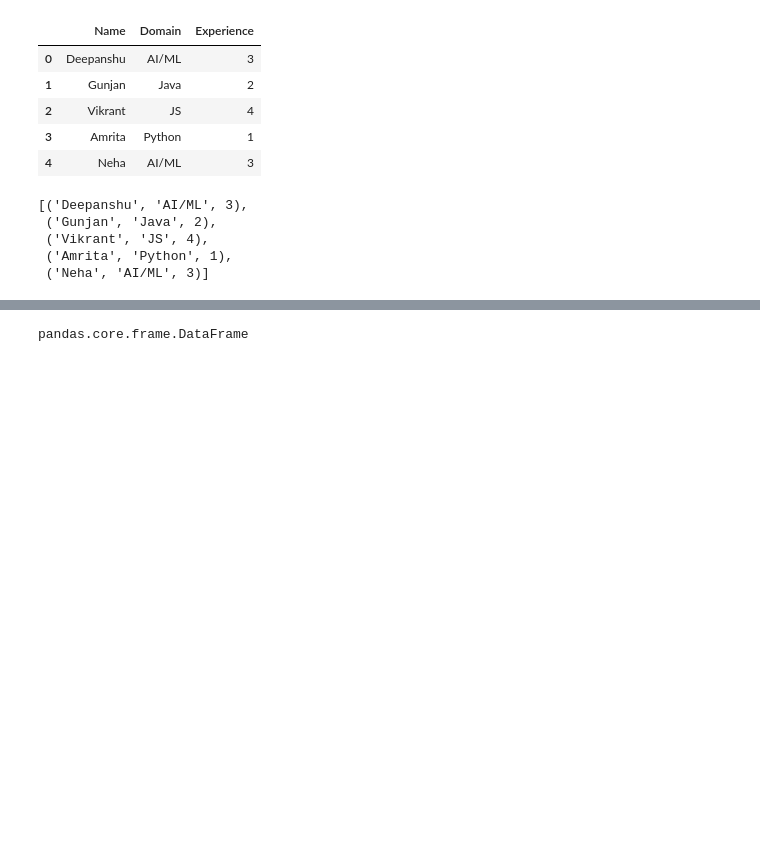
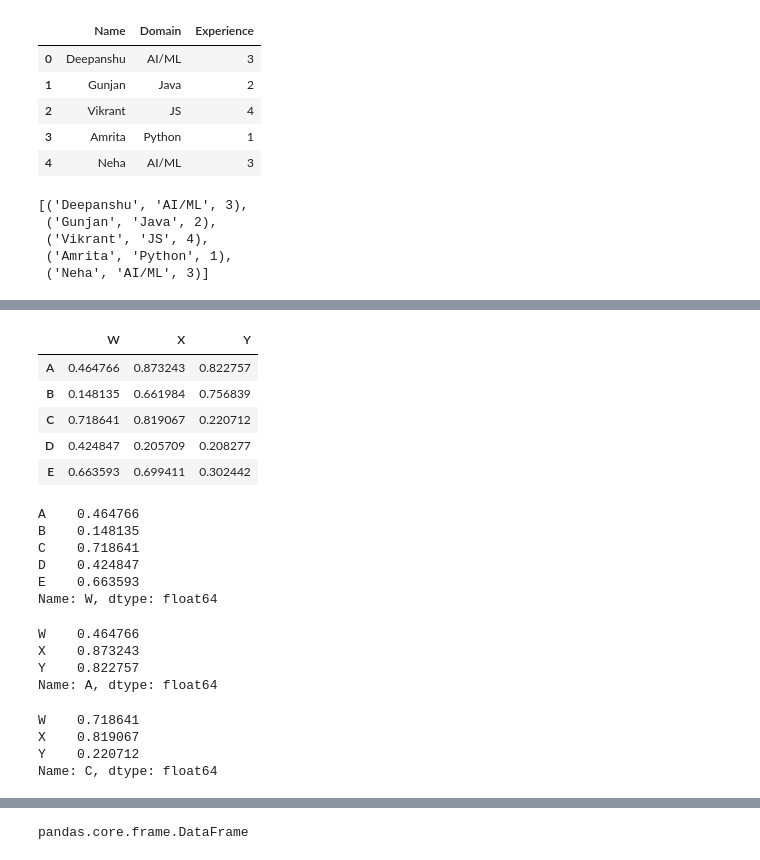
Before and after one commit to Deepanshuchauhan123/Machine-Learning, a Jupyter notebook: Pandas/Pandas.ipynb, the cells around one changed output, grey strips where cells are left out. Drawn from its saved outputs; the diff is of its cells as text; code cells hidden in the pictures; blank space fills up the shorter version.

```diff
--- a/Pandas/Pandas.ipynb
+++ b/Pandas/Pandas.ipynb
@@ -119,3 +138,40 @@ df1
+# %%
+# if you want drop permanent the use inplace as true
+df1.drop('Z', axis=1, inplace = True)
+df1
+# %% [output]
+|  | W | X | Y |
+| A | 0.464766 | 0.873243 | 0.822757 |
+| B | 0.148135 | 0.661984 | 0.756839 |
+| C | 0.718641 | 0.819067 | 0.220712 |
+| D | 0.424847 | 0.205709 | 0.208277 |
+| E | 0.663593 | 0.699411 | 0.302442 |
+# %%
+#accessing column values by default
+df1['W']
+# %% [output]
+A    0.464766
+B    0.148135
+C    0.718641
+D    0.424847
+E    0.663593
+Name: W, dtype: float64
+# %%
+# location work on index only and provide corresponding values
+df1.loc['A']
+# %% [output]
+W    0.464766
+X    0.873243
+Y    0.822757
+Name: A, dtype: float64
+# %%
+# to fetch column or row number wise we use iloc(index loaction)
+df1.iloc[2]
+# %% [output]
+W    0.718641
+X    0.819067
+Y    0.220712
+Name: C, dtype: float64
 # %%
 # pick random numbers in between low and high and shape is given in size
 val1 = np.random.randint(low =10,high=90,size=[20,])
```
Also changed, not shown: parts of 17 cells of this notebook.
